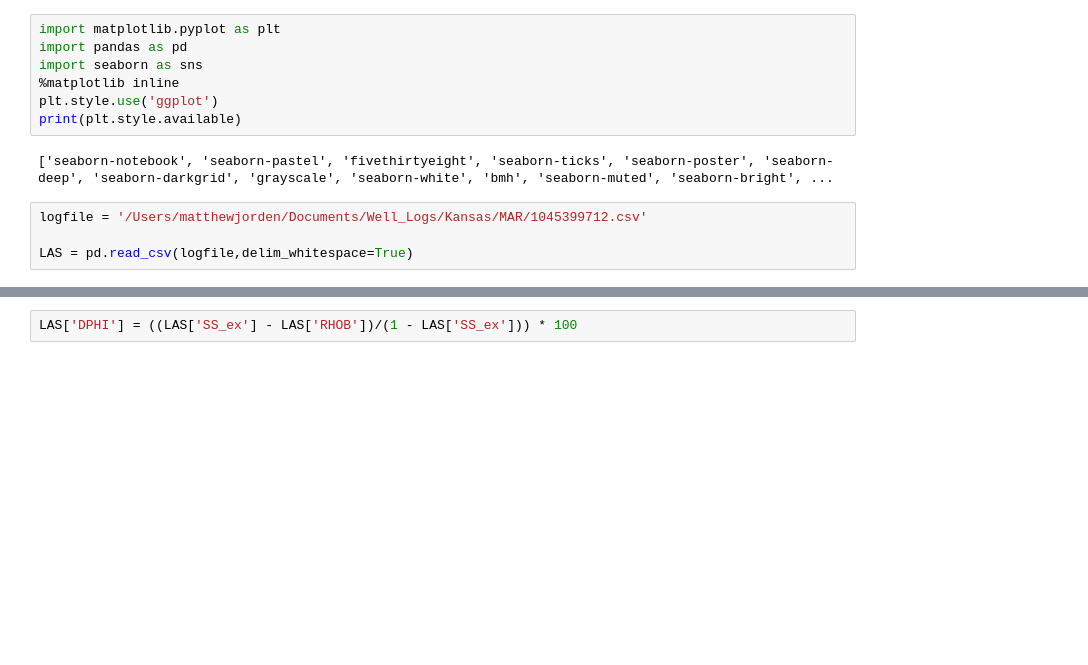
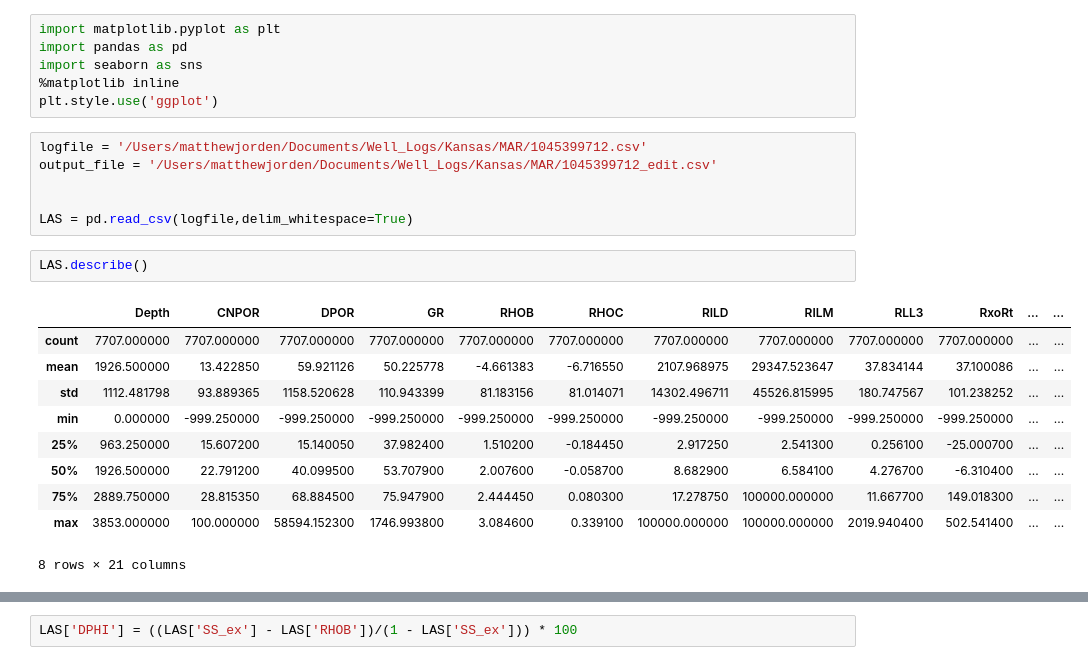
Before and after one commit to mjorden/LASanalysis, a Jupyter notebook: KansasLAS.ipynb, the cells around one changed output, grey strips where cells are left out. Cells and saved outputs as stored; diff of their text form; blank space fills up the shorter version.

```diff
--- a/KansasLAS.ipynb
+++ b/KansasLAS.ipynb
@@ -4,10 +4,22 @@ import pandas as pd
 import seaborn as sns
 %matplotlib inline
 plt.style.use('ggplot')
-print(plt.style.available)
-# %% [output]
-['seaborn-notebook', 'seaborn-pastel', 'fivethirtyeight', 'seaborn-ticks', 'seaborn-poster', 'seaborn-deep', 'seaborn-darkgrid', 'grayscale', 'seaborn-white', 'bmh', 'seaborn-muted', 'seaborn-bright', ...
 # %%
 logfile = '/Users/matthewjorden/Documents/Well_Logs/Kansas/MAR/1045399712.csv'
+output_file = '/Users/matthewjorden/Documents/Well_Logs/Kansas/MAR/1045399712_edit.csv'
+
 
 LAS = pd.read_csv(logfile,delim_whitespace=True)
+# %%
+LAS.describe()
+# %% [output]
+|  | Depth | CNPOR | DPOR | GR | RHOB | RHOC | RILD | RILM | RLL3 | RxoRt | ... | ... |
+| count | 7707.000000 | 7707.000000 | 7707.000000 | 7707.000000 | 7707.000000 | 7707.000000 | 7707.000000 | 7707.000000 | 7707.000000 | 7707.000000 | ... | ... |
+| mean | 1926.500000 | 13.422850 | 59.921126 | 50.225778 | -4.661383 | -6.716550 | 2107.968975 | 29347.523647 | 37.834144 | 37.100086 | ... | ... |
+| std | 1112.481798 | 93.889365 | 1158.520628 | 110.943399 | 81.183156 | 81.014071 | 14302.496711 | 45526.815995 | 180.747567 | 101.238252 | ... | ... |
+| min | 0.000000 | -999.250000 | -999.250000 | -999.250000 | -999.250000 | -999.250000 | -999.250000 | -999.250000 | -999.250000 | -999.250000 | ... | ... |
+| 25% | 963.250000 | 15.607200 | 15.140050 | 37.982400 | 1.510200 | -0.184450 | 2.917250 | 2.541300 | 0.256100 | -25.000700 | ... | ... |
+| 50% | 1926.500000 | 22.791200 | 40.099500 | 53.707900 | 2.007600 | -0.058700 | 8.682900 | 6.584100 | 4.276700 | -6.310400 | ... | ... |
+| 75% | 2889.750000 | 28.815350 | 68.884500 | 75.947900 | 2.444450 | 0.080300 | 17.278750 | 100000.000000 | 11.667700 | 149.018300 | ... | ... |
+| max | 3853.000000 | 100.000000 | 58594.152300 | 1746.993800 | 3.084600 | 0.339100 | 100000.000000 | 100000.000000 | 2019.940400 | 502.541400 | ... | ... |
+8 rows × 21 columns
```
Also changed, not shown: parts of 6 cells of this notebook.
